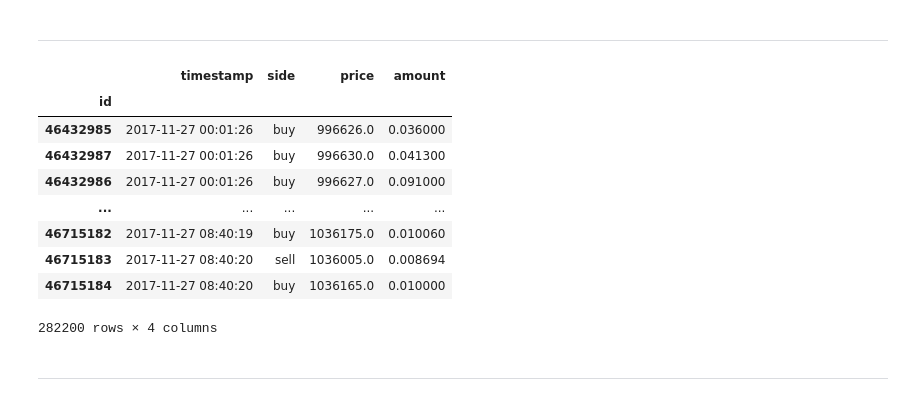
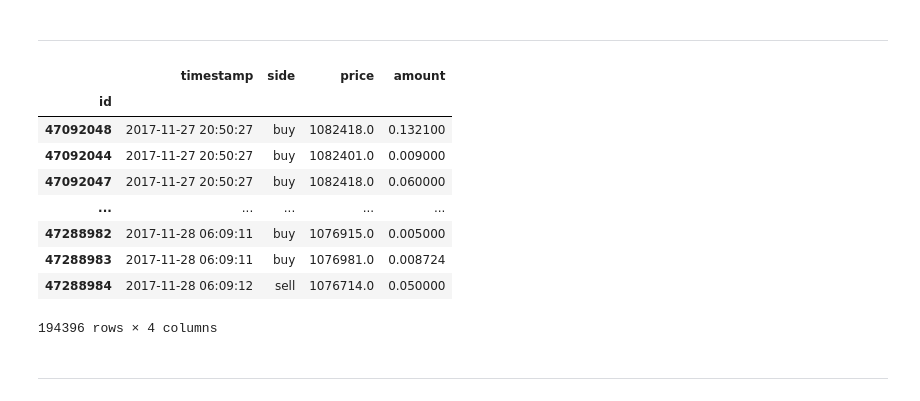
Before and after one commit to snsinfu/bit4, a Jupyter notebook: test128-chart/notebooks/chart_analysis.ipynb, the cells around one changed output. Saved outputs shown, nothing was run; the diff lists cells and outputs as text; code cells hidden in the pictures.

```diff
--- a/test128-chart/notebooks/chart_analysis.ipynb
+++ b/test128-chart/notebooks/chart_analysis.ipynb
@@ -24,22 +35,22 @@ pd.options.display.max_rows = 6
 # %%
 def parse_date(field):
     return datetime.datetime.fromtimestamp(float(field))
 
-trade_history = pd.read_table('../btc_jpy.dat',
+trade_history = pd.read_table('../btc_jpy3.dat',
                               names=['id', 'timestamp', 'side', 'price', 'amount'],
                               index_col=0, parse_dates=[1], date_parser=parse_date)
 trade_history
 # %% [output]
 |  | timestamp | side | price | amount |
 | id |  |  |  |  |
-| 46432985 | 2017-11-27 00:01:26 | buy | 996626.0 | 0.036000 |
-| 46432987 | 2017-11-27 00:01:26 | buy | 996630.0 | 0.041300 |
-| 46432986 | 2017-11-27 00:01:26 | buy | 996627.0 | 0.091000 |
+| 47092048 | 2017-11-27 20:50:27 | buy | 1082418.0 | 0.132100 |
+| 47092044 | 2017-11-27 20:50:27 | buy | 1082401.0 | 0.009000 |
+| 47092047 | 2017-11-27 20:50:27 | buy | 1082418.0 | 0.060000 |
 | ... | ... | ... | ... | ... |
-| 46715182 | 2017-11-27 08:40:19 | buy | 1036175.0 | 0.010060 |
-| 46715183 | 2017-11-27 08:40:20 | sell | 1036005.0 | 0.008694 |
-| 46715184 | 2017-11-27 08:40:20 | buy | 1036165.0 | 0.010000 |
+| 47288982 | 2017-11-28 06:09:11 | buy | 1076915.0 | 0.005000 |
+| 47288983 | 2017-11-28 06:09:11 | buy | 1076981.0 | 0.008724 |
+| 47288984 | 2017-11-28 06:09:12 | sell | 1076714.0 | 0.050000 |
-282200 rows × 4 columns
+194396 rows × 4 columns
 # %% [markdown]
 ---
 # %%
```
Also changed, not shown: parts of 10 cells of this notebook.
